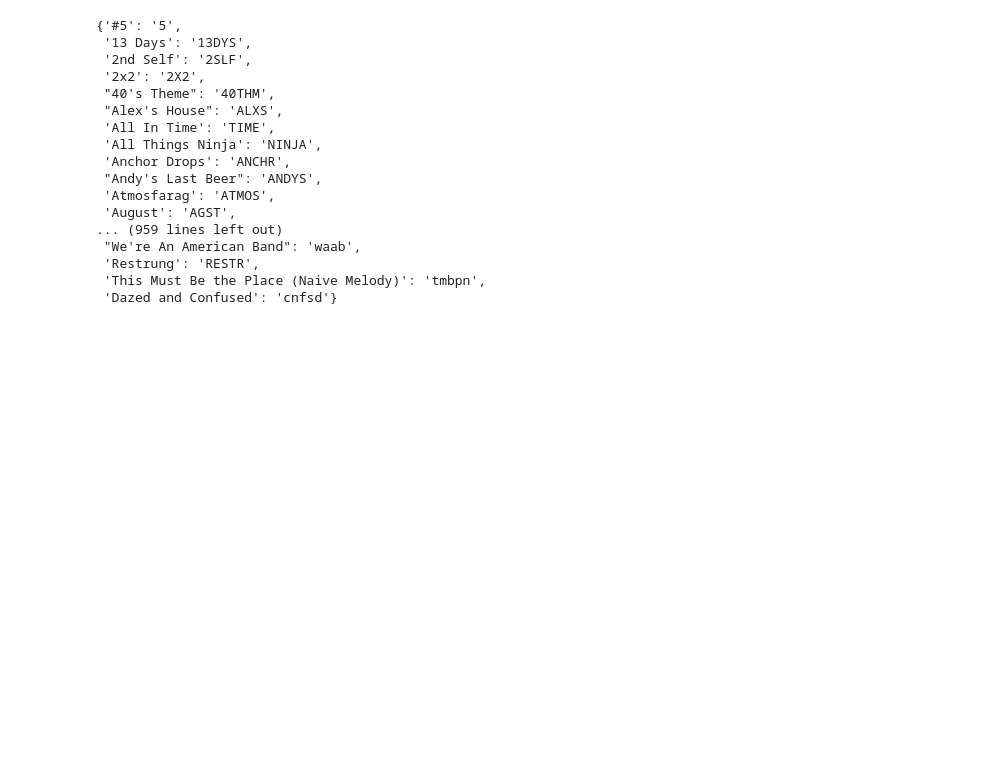
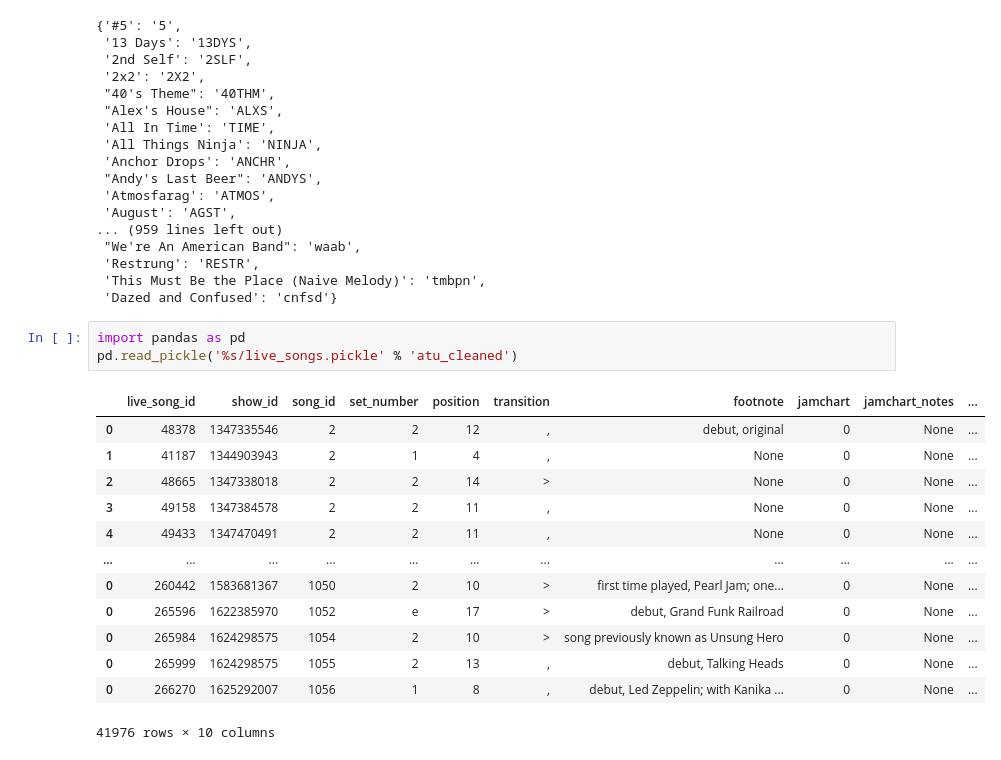
Before and after one commit to henryrobbins/umphbase, a Jupyter notebook: song_codes.ipynb, the cells around one changed output. Saved outputs shown, nothing was run; the diff lists cells and outputs as text; blank space fills up the shorter version.

```diff
--- a/song_codes.ipynb
+++ b/song_codes.ipynb
@@ -46,3 +46,20 @@ tmp
  'Restrung': 'RESTR',
  'This Must Be the Place (Naive Melody)': 'tmbpn',
  'Dazed and Confused': 'cnfsd'}
+# %%
+import pandas as pd
+pd.read_pickle('%s/live_songs.pickle' % 'atu_cleaned')
+# %% [output]
+|  | live_song_id | show_id | song_id | set_number | position | transition | footnote | jamchart | jamchart_notes | ... |
+| 0 | 48378 | 1347335546 | 2 | 2 | 12 | , | debut, original | 0 | None | ... |
+| 1 | 41187 | 1344903943 | 2 | 1 | 4 | , | None | 0 | None | ... |
+| 2 | 48665 | 1347338018 | 2 | 2 | 14 | > | None | 0 | None | ... |
+| 3 | 49158 | 1347384578 | 2 | 2 | 11 | , | None | 0 | None | ... |
+| 4 | 49433 | 1347470491 | 2 | 2 | 11 | , | None | 0 | None | ... |
+| ... | ... | ... | ... | ... | ... | ... | ... | ... | ... | ... |
+| 0 | 260442 | 1583681367 | 1050 | 2 | 10 | > | first time played, Pearl Jam; one... | 0 | None | ... |
+| 0 | 265596 | 1622385970 | 1052 | e | 17 | > | debut, Grand Funk Railroad | 0 | None | ... |
+| 0 | 265984 | 1624298575 | 1054 | 2 | 10 | > | song previously known as Unsung Hero | 0 | None | ... |
+| 0 | 265999 | 1624298575 | 1055 | 2 | 13 | , | debut, Talking Heads | 0 | None | ... |
+| 0 | 266270 | 1625292007 | 1056 | 1 | 8 | , | debut, Led Zeppelin; with Kanika ... | 0 | None | ... |
+41976 rows × 10 columns
```
Also changed, not shown: 1 other file.
